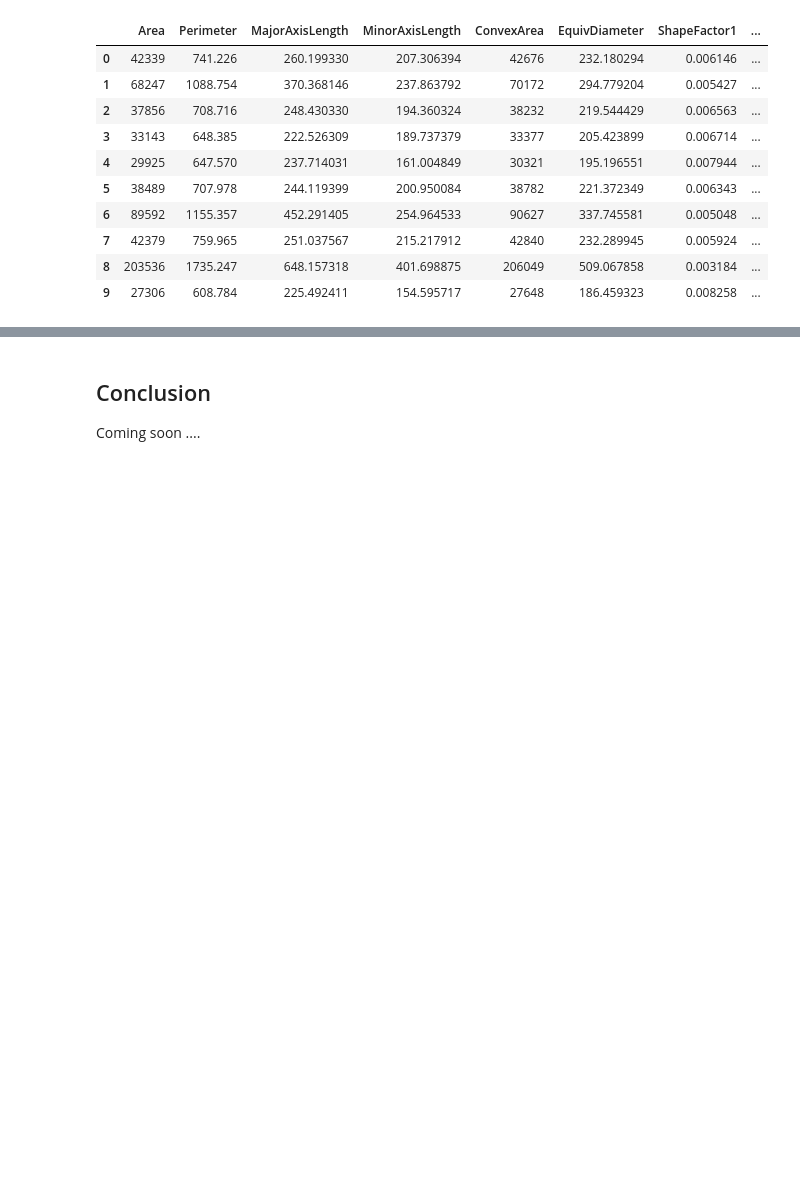
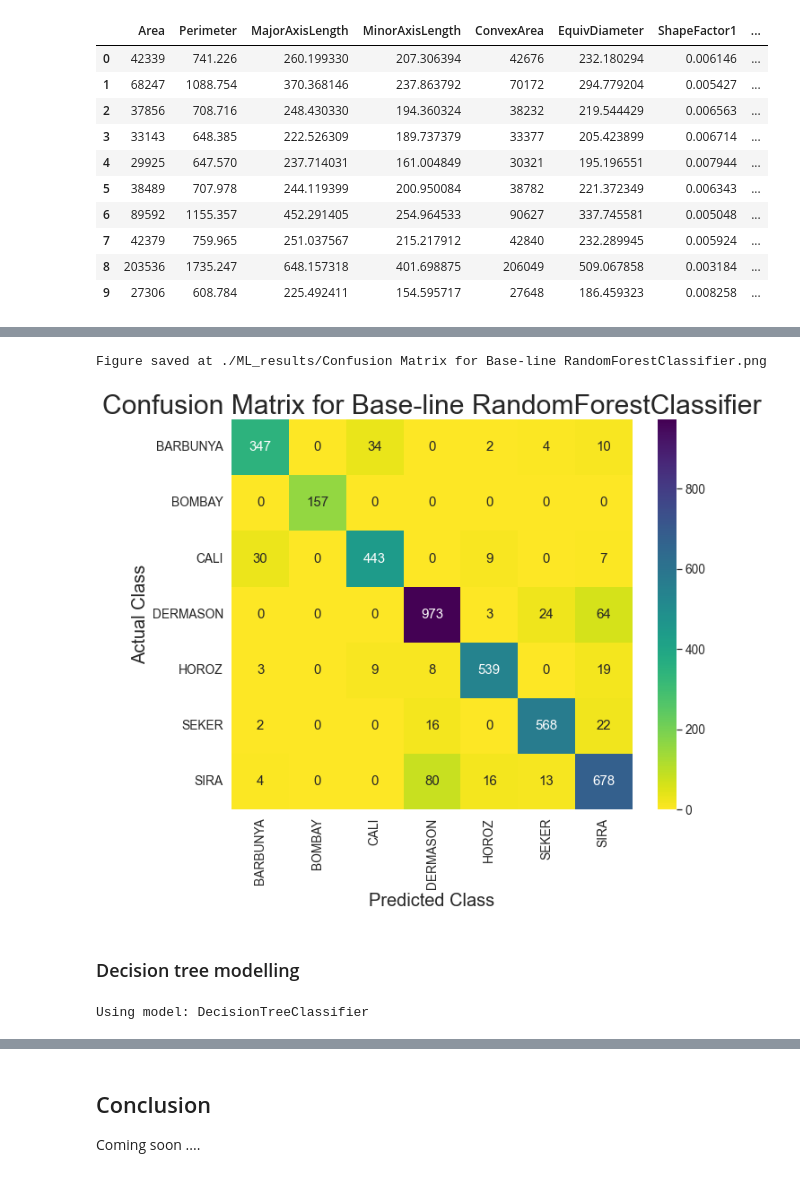
Before and after one commit to Abhiswain97/DryBeanClassification, a Jupyter notebook: Phase-3-Feature-Selection-and-Modelling .ipynb, the cells around one changed output, grey strips where cells are left out. Saved outputs shown, nothing was run; the diff lists cells and outputs as text; code cells hidden in the pictures; blank space fills up the shorter version.

```diff
--- a/Phase-3-Feature-Selection-and-Modelling .ipynb
+++ b/Phase-3-Feature-Selection-and-Modelling .ipynb
@@ -770,0 +606,9 @@ bs_cv_svc_df.to_csv('./ML_results/SVM(SGD-Hinge)_BayesSearchCV_results.csv', ind
+# %%
+X_ = X[feats]
+y_ = y
+
+X_train_, X_test_, y_train_, y_test_ = train_test_split(
+    X_, y_, test_size=0.3, stratify=y_, random_state=42
+)
+# %%
+classes = np.unique(df.Class.values)
@@ -770,0 +617,9 @@ bs_cv_svc_df.to_csv('./ML_results/SVM(SGD-Hinge)_BayesSearchCV_results.csv', ind
+# %%
+model = Modelling(
+    X_train=X_train_,
+    y_train=y_train_,
+    X_test=X_test_,
+    y_test=y_test_,
+    model=RandomForestClassifier(n_jobs=-1, class_weight="balanced"),
+    class_names=classes,
+)
@@ -770,0 +649,18 @@ bs_cv_svc_df.to_csv('./ML_results/SVM(SGD-Hinge)_BayesSearchCV_results.csv', ind
+# %%
+model.plot_cf()
+# %% [output]
+Figure saved at ./ML_results/Confusion Matrix for Base-line RandomForestClassifier.png
+[figure, added]
+# %% [markdown]
+### Decision tree modelling
+# %%
+dt_model = Modelling(
+    X_train=X_train_,
+    y_train=y_train_,
+    X_test=X_test_,
+    y_test=y_test_,
+    model=DecisionTreeClassifier(class_weight="balanced"),
+    class_names=classes,
+)
+# %% [output]
+Using model: DecisionTreeClassifier
```
Also changed, not shown: parts of 94 cells of this notebook, 25 other files.
